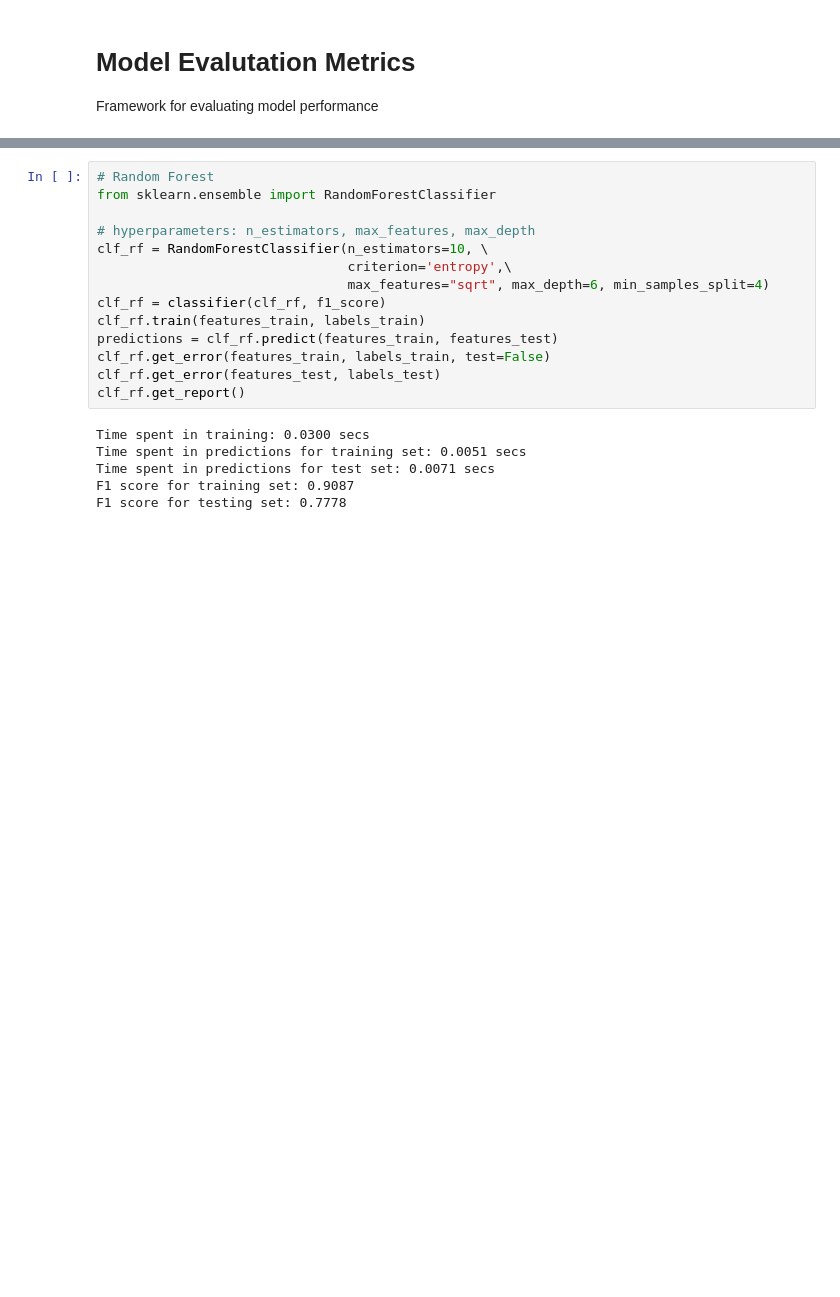
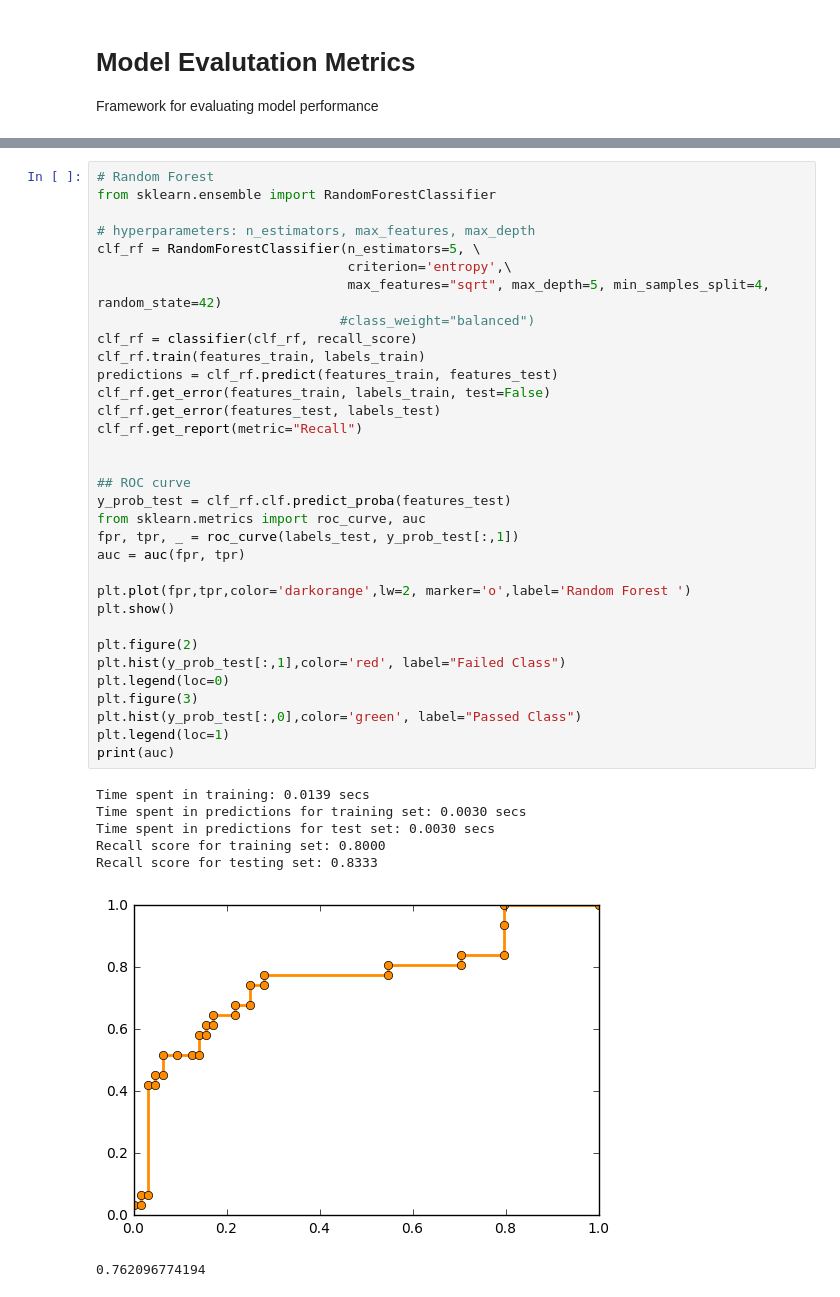
Before and after one commit to shelleygoel/machine-learning, a Jupyter notebook: projects/student_intervention/Ensemble Methods.ipynb, the cells around one changed output, grey strips where cells are left out. Drawn from its saved outputs; the diff is of its cells as text; blank space fills up the shorter version.

```diff
--- a/projects/student_intervention/Ensemble Methods.ipynb
+++ b/projects/student_intervention/Ensemble Methods.ipynb
@@ -254,20 +286,41 @@ clf_bdt = classifier(AdaBoostClassifier(clf_knn,algorithm="SAMME", n_estimators=
 # %%
 # Random Forest
 from sklearn.ensemble import RandomForestClassifier
 
 # hyperparameters: n_estimators, max_features, max_depth
-clf_rf = RandomForestClassifier(n_estimators=10, \
+clf_rf = RandomForestClassifier(n_estimators=5, \
                                 criterion='entropy',\
-                                max_features="sqrt", max_depth=6, min_samples_split=4)
-clf_rf = classifier(clf_rf, f1_score)
+                                max_features="sqrt", max_depth=5, min_samples_split=4, random_state=42)
+                               #class_weight="balanced")
+clf_rf = classifier(clf_rf, recall_score)
 clf_rf.train(features_train, labels_train)
 predictions = clf_rf.predict(features_train, features_test)
 clf_rf.get_error(features_train, labels_train, test=False)
 clf_rf.get_error(features_test, labels_test)
-clf_rf.get_report()
+clf_rf.get_report(metric="Recall")
+
+
+## ROC curve
+y_prob_test = clf_rf.clf.predict_proba(features_test)
+from sklearn.metrics import roc_curve, auc
+fpr, tpr, _ = roc_curve(labels_test, y_prob_test[:,1])
+auc = auc(fpr, tpr)
+
+plt.plot(fpr,tpr,color='darkorange',lw=2, marker='o',label='Random Forest ')
+plt.show()
+
+plt.figure(2)
+plt.hist(y_prob_test[:,1],color='red', label="Failed Class")
+plt.legend(loc=0)
+plt.figure(3)
+plt.hist(y_prob_test[:,0],color='green', label="Passed Class")
+plt.legend(loc=1)
+print(auc)
 # %% [output]
-Time spent in training: 0.0300 secs
-Time spent in predictions for training set: 0.0051 secs
-Time spent in predictions for test set: 0.0071 secs
-F1 score for training set: 0.9087
-F1 score for testing set: 0.7778
+Time spent in training: 0.0139 secs
+Time spent in predictions for training set: 0.0030 secs
+Time spent in predictions for test set: 0.0030 secs
+Recall score for training set: 0.8000
+Recall score for testing set: 0.8333
+[figure, added]
+0.762096774194
```
Also changed, not shown: parts of 14 cells of this notebook.
